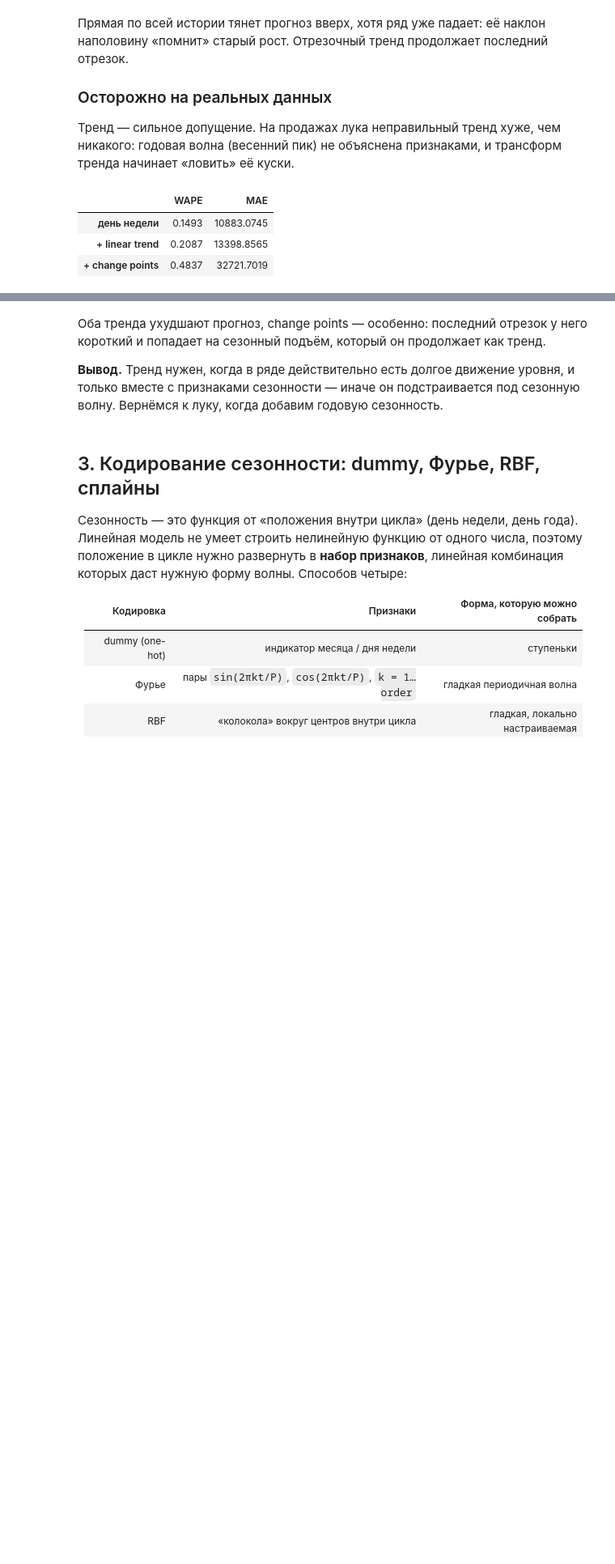
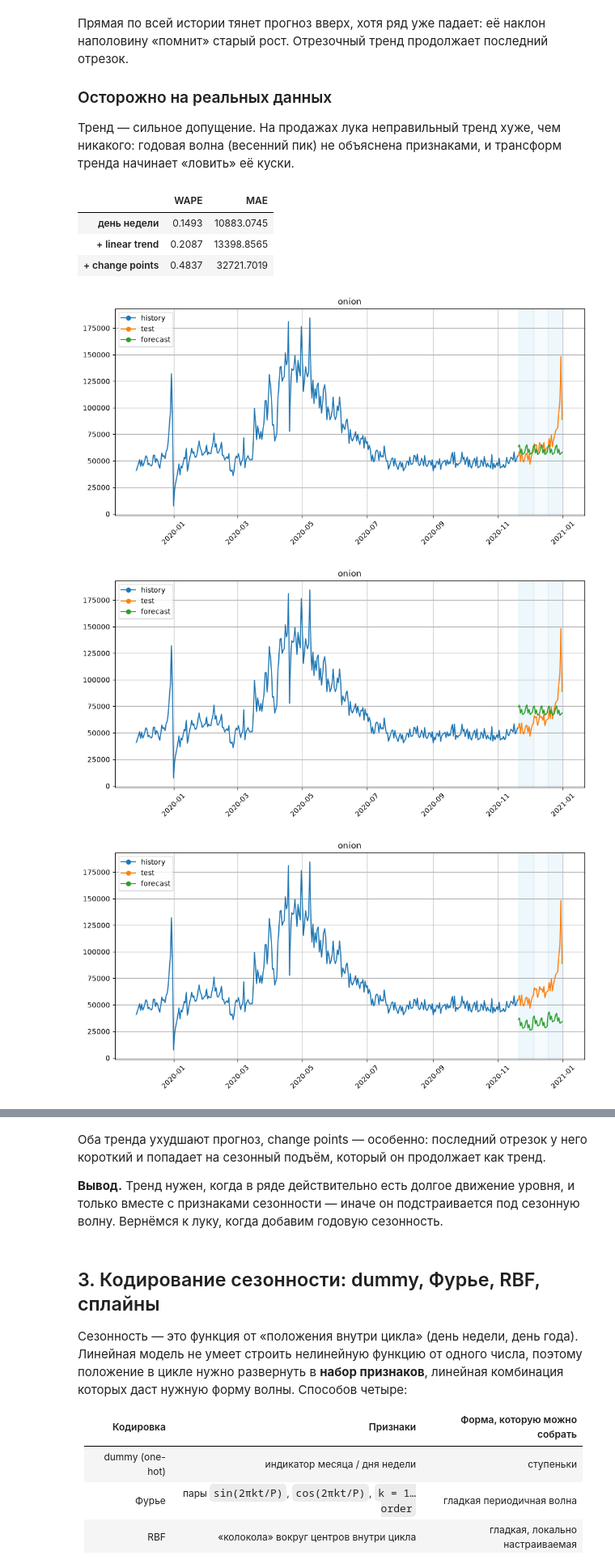
Before and after one commit to alex-hse-repository/time-series-cu-2026, a Jupyter notebook: week_7/part_1/1. Постановка и календарные признаки.ipynb, the cells around one changed output, grey strips where cells are left out. Shown at 81% size. Saved outputs shown, nothing was run; the diff lists cells and outputs as text; code cells hidden in the pictures; blank space fills up the shorter version.

```diff
--- a/week_7/part_1/1. Постановка и календарные признаки.ipynb
+++ b/week_7/part_1/1. Постановка и календарные признаки.ipynb
@@ -221,4 +240,13 @@ plot_backtest(results["change points"]["forecasts"], broken, history_len=120)
 
 Тренд — сильное допущение. На продажах лука неправильный тренд хуже, чем никакого: годовая
 волна (весенний пик) не объяснена признаками, и трансформ тренда начинает «ловить» её куски.
+# %%
+results = {
+        name: common.backtest(LinearPerSegmentModel(), tr + common.dow(), onion, HORIZON)
+        for name, tr in {
+            "день недели": [],
+            "+ linear trend": [LinearTrendTransform(in_column="target")],
+            "+ change points": [ChangePointsTrendTransform(in_column="target")],
+        }.items()
+}
 # %%
@@ -237,3 +256,11 @@ common.compare(
 | день недели | 0.1493 | 10883.0745 |
 | + linear trend | 0.2087 | 13398.8565 |
 | + change points | 0.4837 | 32721.7019 |
+# %%
+plot_backtest(results["день недели"]["forecasts"], onion, history_len=360)
+plot_backtest(results["+ linear trend"]["forecasts"], onion, history_len=360)
+plot_backtest(results["+ change points"]["forecasts"], onion, history_len=360)
+# %% [output]
+[figure, added]
+[figure, added]
+[figure, added]
```
Also changed, not shown: parts of 15 cells of this notebook, 4 other files.
